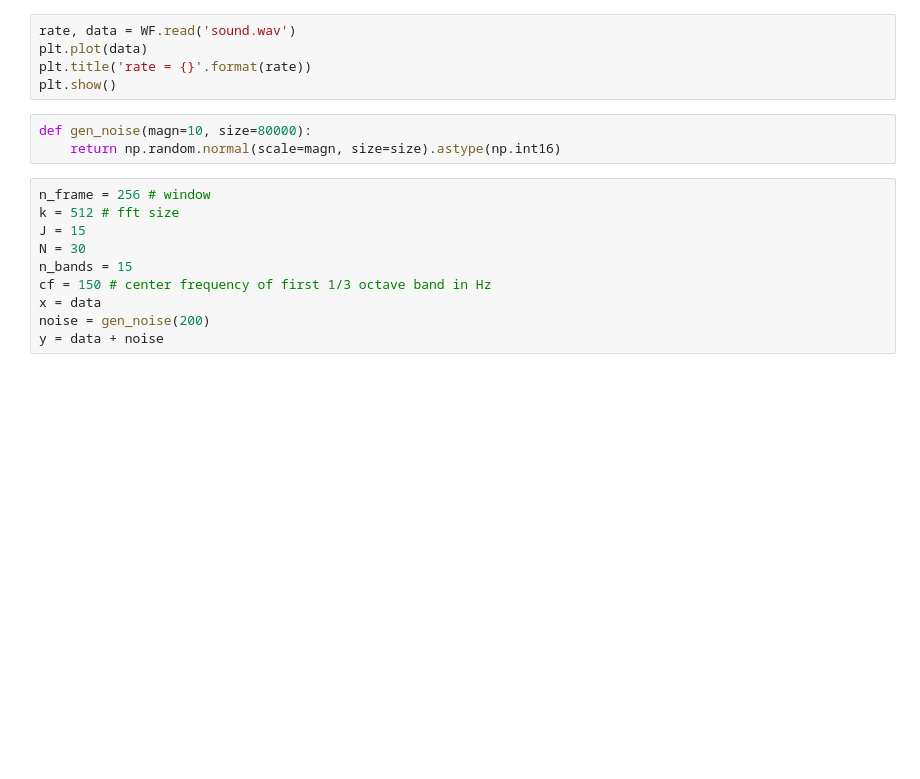
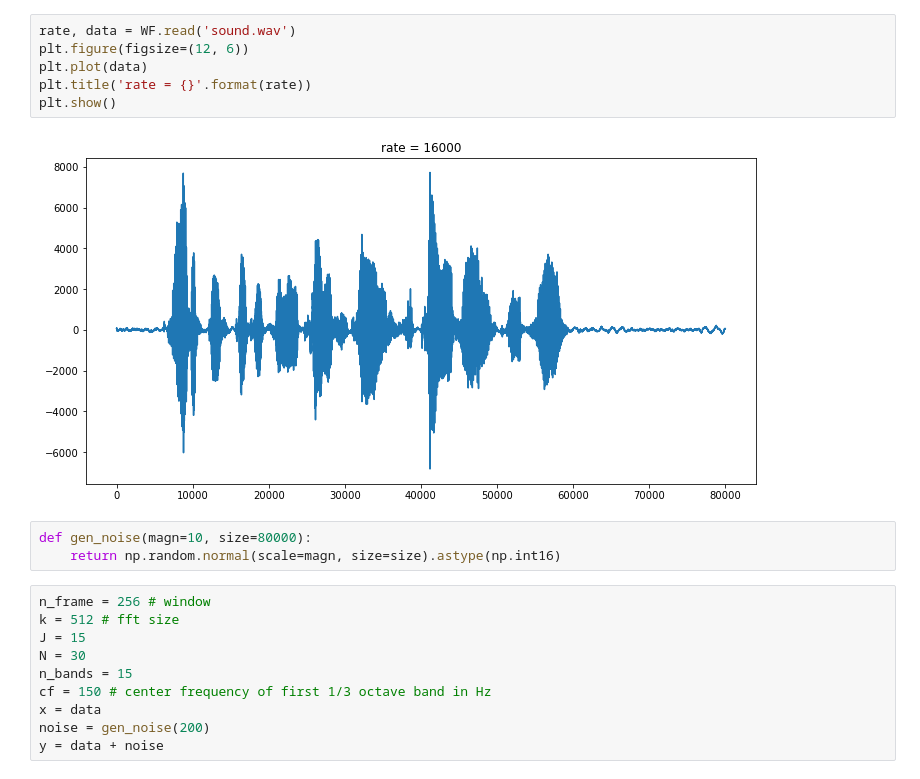
Before and after one commit to Lextal/sipproj, a Jupyter notebook: stoi.ipynb, the cells around one changed output. Cells and saved outputs as stored; diff of their text form; blank space fills up the shorter version.

```diff
--- a/stoi.ipynb
+++ b/stoi.ipynb
@@ -95,8 +103,11 @@ def stoi(x, y):
 # %%
 rate, data = WF.read('sound.wav')
+plt.figure(figsize=(12, 6))
 plt.plot(data)
 plt.title('rate = {}'.format(rate))
 plt.show()
+# %% [output]
+[figure, added]
 # %%
 def gen_noise(magn=10, size=80000):
     return np.random.normal(scale=magn, size=size).astype(np.int16)
```
Also changed, not shown: parts of 7 cells of this notebook.
